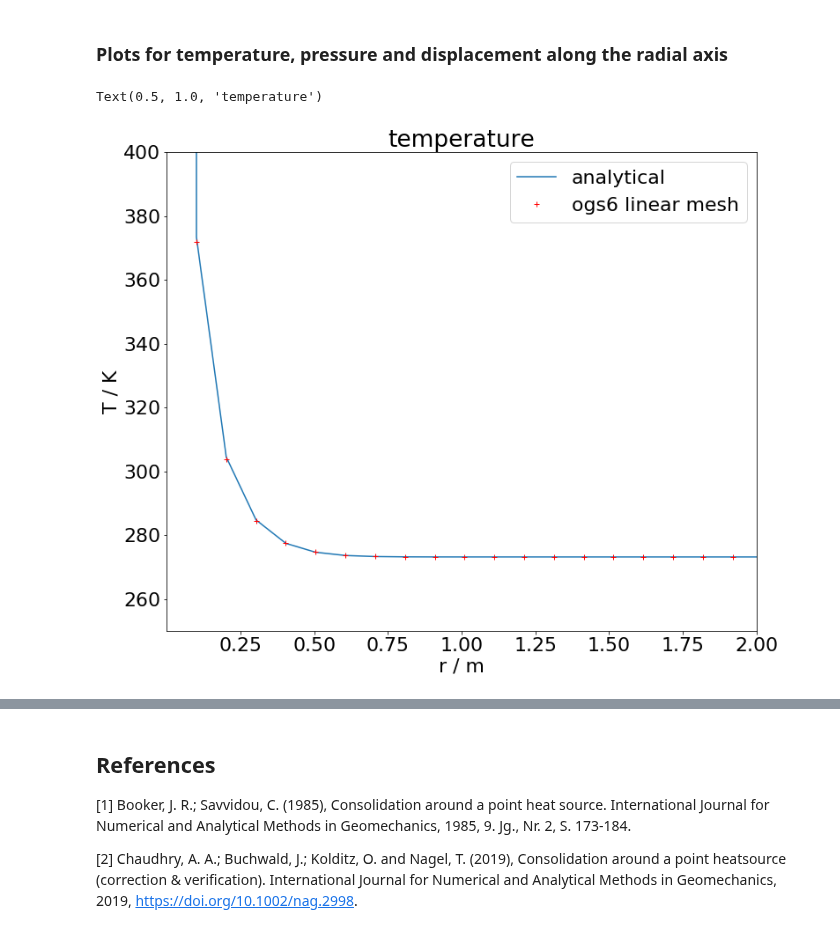
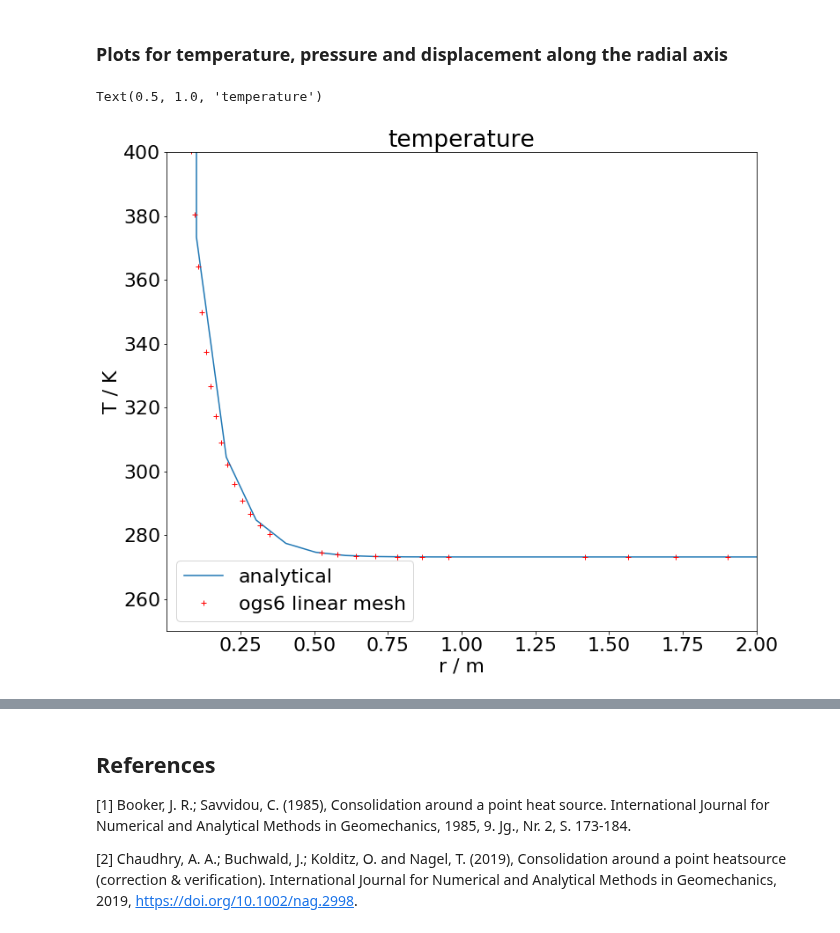
Before and after one commit to katakurgyis/TeachingMaterials, a Jupyter notebook: PointHeatSource.ipynb, the cells around one changed output, grey strips where cells are left out. Drawn from its saved outputs; the diff is of its cells as text; code cells hidden in the pictures.

```diff
--- a/PointHeatSource.ipynb
+++ b/PointHeatSource.ipynb
@@ -370,17 +361,36 @@ limits = {'x': {'temp': (0.0001,2.0), 'press': (0.0001,10.0), 'displ_x': (0.0001
 x = np.linspace(start=0.0001, stop=10.0, num=100)
 r =  [(i,0,0) for i in x]
 t_i = 5.0e4
+# %%
+import pyvista as pv
+pv.set_plot_theme("document")
+pv.set_jupyter_backend("static")
+
+pvd_file = f"pointheatsource_linear-mesh.pvd"
+reader = pv.get_reader(pvd_file)
+reader.set_active_time_value(t_i) # set reader to simulation end-time
+mesh = reader.read()[0]
+
+pt1 = (0.0001,0,0)
+pt2 = (10.0,0,0)
+xaxis = pv.Line(pt1, pt2, resolution=2)
+line_mesh= mesh.slice_along_line(xaxis)
+
+x_num = line_mesh.points[:,0]
+T_num = line_mesh.point_data["temperature"]
+p_num = line_mesh.point_data["pressure"]
+u_num = line_mesh.point_data["displacement"]
 # %%
 plt.plot(x,ana_model.temperature(x,0,0,t_i), label="analytical")
-plt.plot(x, pvd_lin.read_set_data(t_i,"temperature", pointsetarray=r, data_type="point"), 'r+', label="ogs6 linear mesh")
+plt.plot(x_num, T_num, 'r+', label="ogs6 linear mesh")
 plt.xlim(limits['x']['temp'])
 plt.ylim(limits['y']['temp'])
 plt.xlabel("r / m")
 plt.ylabel("T / K")
 plt.legend()
 plt.title("temperature")
 # %% [output]
 Text(0.5, 1.0, 'temperature')
-[figure, old version]
+[figure, new version]
 # %%
 plt.plot(x,ana_model.porepressure(x,0,0,t_i), label="analytical")
```
Also changed, not shown: parts of 10 cells of this notebook.
